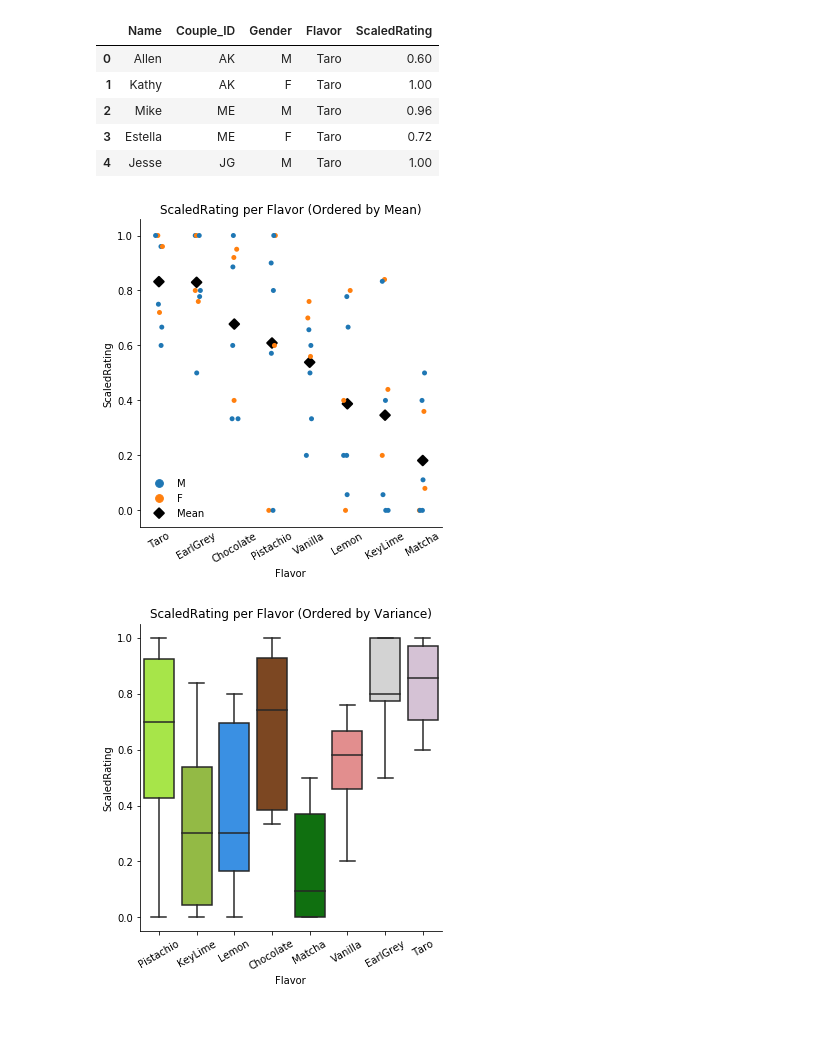
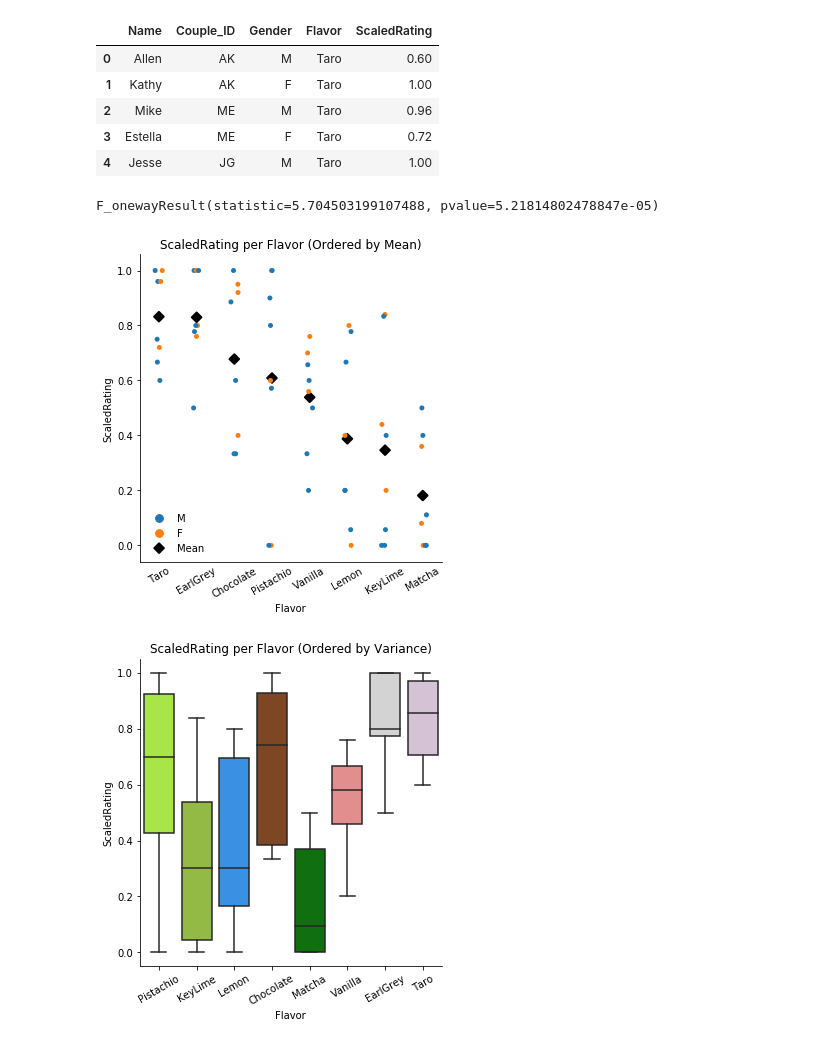
Before and after one commit to kevinbu314/cake, a Jupyter notebook: cake/code/cake.ipynb, the cells around one changed output. Saved outputs shown, nothing was run; the diff lists cells and outputs as text; code cells hidden in the pictures.

```diff
--- a/cake/code/cake.ipynb
+++ b/cake/code/cake.ipynb
@@ -83,36 +85,43 @@ df_long_indiv.head()
 # (1) Does the order in which things were tried diminish the effect?
 # TBD
 # my thought is that controls are needed e.g. alternative universes where different orderings were tried
 # or where all flavors are the same rating but tried in different orders
 
 # (2) Couple-independent, which flavor was the best?
 
 # obtain descending list of flavor ratings
 df_mean = df_scaled.mean()
 df_sorted = df_mean.sort_values(ascending=False)
 sorted_flavors = list(df_sorted.index.values)
 
 # create catplot with gender hues and in descending order
-g = sns.catplot(data=df_long, x="Flavor", y="ScaledRating", hue='Gender',order=sorted_flavors, legend=False)
+g = sns.catplot(data=df_long_indiv, x="Flavor", y="ScaledRating", hue='Gender',order=sorted_flavors, legend=False)
 ax = g.ax
 
 # add means
-sns.pointplot(data=df_long, x="Flavor", y="ScaledRating", estimator=np.mean, order=sorted_flavors,
+sns.pointplot(data=df_long_indiv, x="Flavor", y="ScaledRating", estimator=np.mean, order=sorted_flavors,
               join=False, ci=None, markers=['D'], color='black', size=10, zorder=3, ax=ax)
 
 # formatting
 # voodoo magic thanks to https://stackoverflow.com/questions/70778988/how-add-average-values-to-a-categorical-plot-in-python
 ax.tick_params(axis='x', rotation=0, length=0)
 sns.despine(right=True, top=True)
 g.set_xticklabels(rotation=30)
 ax.collections[-1].set_label('Mean')
 ax.legend(frameon=False, loc="lower left")
 
 # add title and save
 g.set(title='ScaledRating per Flavor (Ordered by Mean)')
 plt.savefig(path + 'outputs/Figure1.pdf', dpi=300, bbox_inches='tight')
+
+# ANOVA
+samples = []
+for x in sorted_flavors:
+    samples.append(df_long_indiv[df_long_indiv['Flavor'] == x]['ScaledRating'].values)
+scipy.stats.f_oneway(*samples)
 # %% [output]
+F_onewayResult(statistic=5.704503199107488, pvalue=5.21814802478847e-05)
-[figure, old version]
+[figure, new version]
 # %%
 # (3) Which flavors were the most and least controversial?
 
```
Also changed, not shown: parts of 4 cells of this notebook, 7 other files.
